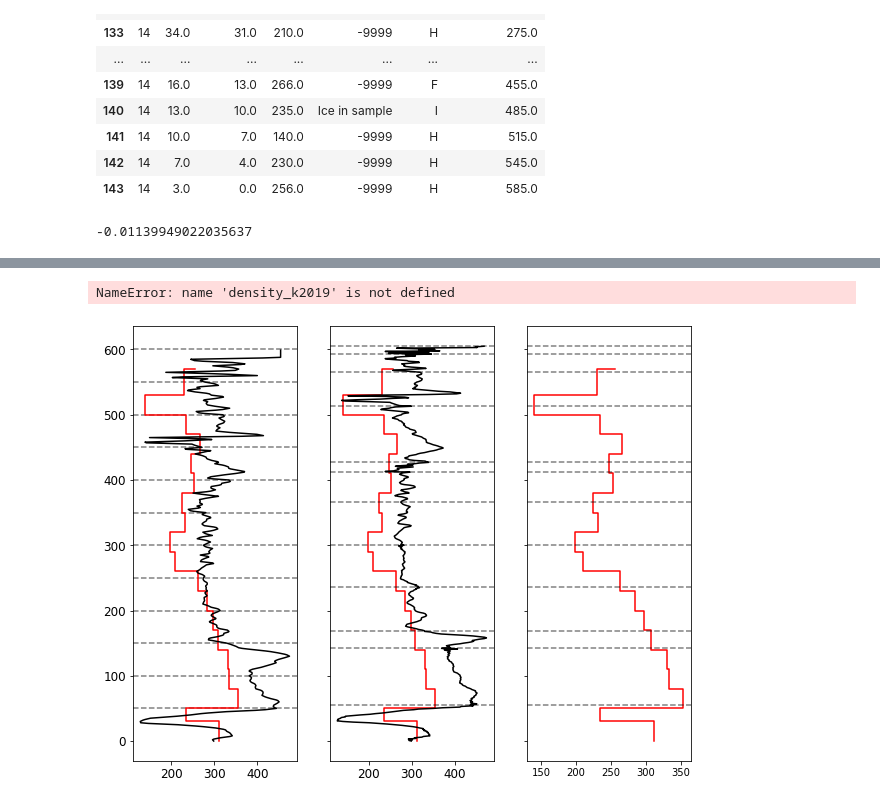
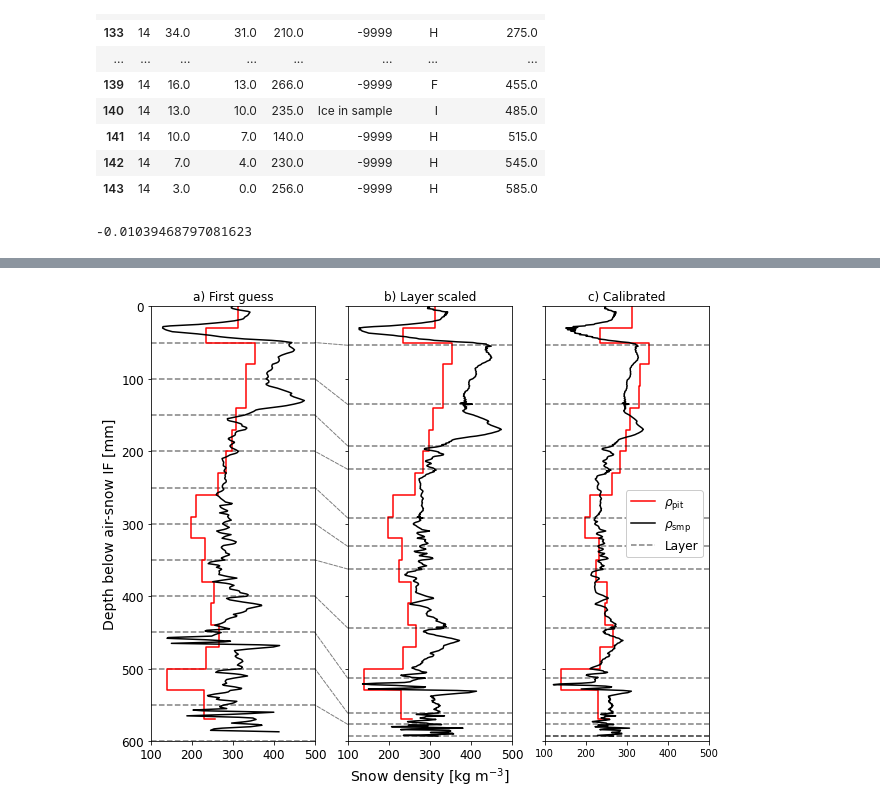
Before and after one commit to mjsandells/SMP-Sea-Ice, a Jupyter notebook: Annex_Matching.ipynb, the cells around one changed output, grey strips where cells are left out. Saved outputs shown, nothing was run; the diff lists cells and outputs as text; code cells hidden in the pictures.

Commit message:
Prevents extrapolation of SMP if smaller than snow pit height, allows cropping if SMP profile is longer

```diff
--- a/Annex_Matching.ipynb
+++ b/Annex_Matching.ipynb
@@ -95,7 +95,8 @@ p2015 = proksch2015.calc(smp.samples_within_snowpack(), window=WINDOW_SIZE)
 # Estimate offset of the snow depth and SMP profile
 smp_profile_height = p2015.distance.max()
 #smp_height_diff = pit_df.MPD.values*1000 - smp_profile_height
-smp_height_diff = density_df.TOP.iloc[0] * 10 - smp_profile_height
+# If SMP height is less than snowpack height, no need to shorten profile
+smp_height_diff = min(0, density_df.TOP.iloc[0] * 10 - smp_profile_height)
 
 # Create new SMP resampled arrays and determine the number of layers
 depth_array = np.arange(0, p2015.distance.max() + smp_height_diff, H_RESAMPLE)
@@ -135,7 +136,7 @@ layer_height = layer_thickness.cumsum()
 # Change in thickness
 print((depth_array.max() - layer_thickness_scaled.sum())/depth_array.max())
 # %% [output]
--0.01139949022035637
+-0.01039468797081623
 # %%
 density_k2020 = coeffs[0] + coeffs[1] * np.log(scaled_force_median) \
           + coeffs[2] * np.log(scaled_force_median) * scaled_l \
@@ -181,37 +182,36 @@ for i in np.arange(0, len(layer_height)-1):
                        axesA=ax2, axesB=ax1, color="k", alpha = 0.5, ls = 'dashed')
     ax2.add_artist(con)
 
-ax3.plot(density_k2019 ,scaled_profiles[int(min_scaling_idx)][0],
+ax3.plot(density_k2020 ,scaled_profiles[int(min_scaling_idx)][0],
          color = 'k', label = r'$\rho_{\mathrm{smp}}$')
 
 ax1.set_ylim(0,600)
 
 
 ax1.set_xlim(xmin,xmax)
 ax2.set_xlim(xmin,xmax)
 ax3.set_xlim(xmin,xmax)
 
 ax3.axhline(y=l, color = 'k', alpha = 0.5, ls = 'dashed', label = 'Layer')
 
 
 ax1.set_ylabel('Depth below air-snow IF [mm]', fontsize=axis_label_size)
 
 ax2.set_xlabel('Snow density [kg m$\mathregular{^{-3}}$]', fontsize=axis_label_size)
 
 ax1.set_title('a) First guess')
 ax2.set_title('b) Layer scaled')
 ax3.set_title('c) Calibrated')
 
 ax1.invert_yaxis()
 ax2.invert_yaxis()
 ax3.invert_yaxis()
 
 ax3.legend(fontsize=12, facecolor='white', framealpha=1)
 
 f.savefig('./output/figures/Fig03_matching_lowres.png', format='png')
 # %% [output]
-NameError: name 'density_k2019' is not defined
-[figure, old version]
+[figure, new version]
 # %%
 # Correlation after alignment
 np.corrcoef(result.RHO, result.mean_samp)[1][0]
```
